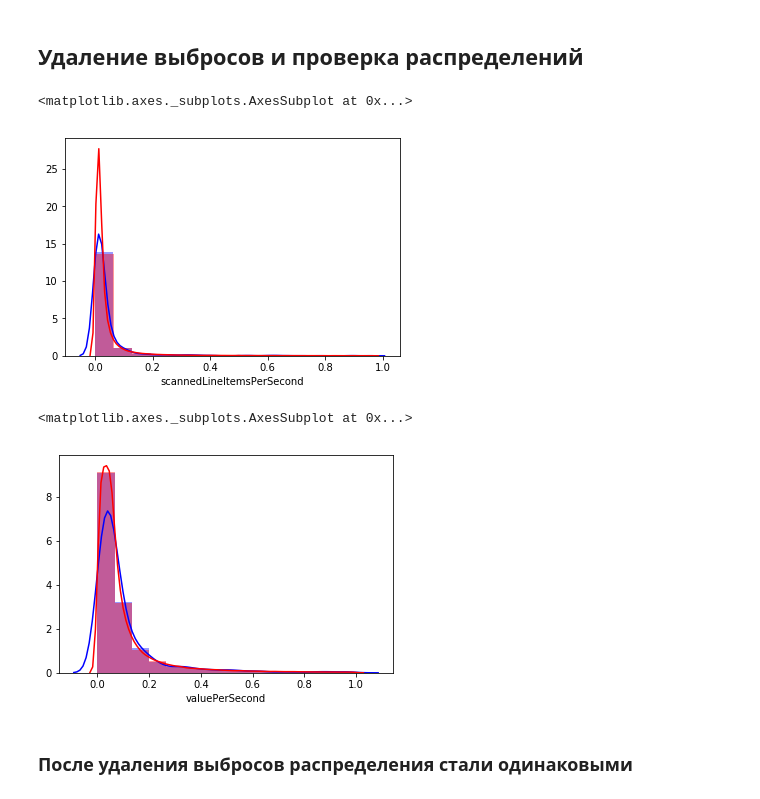
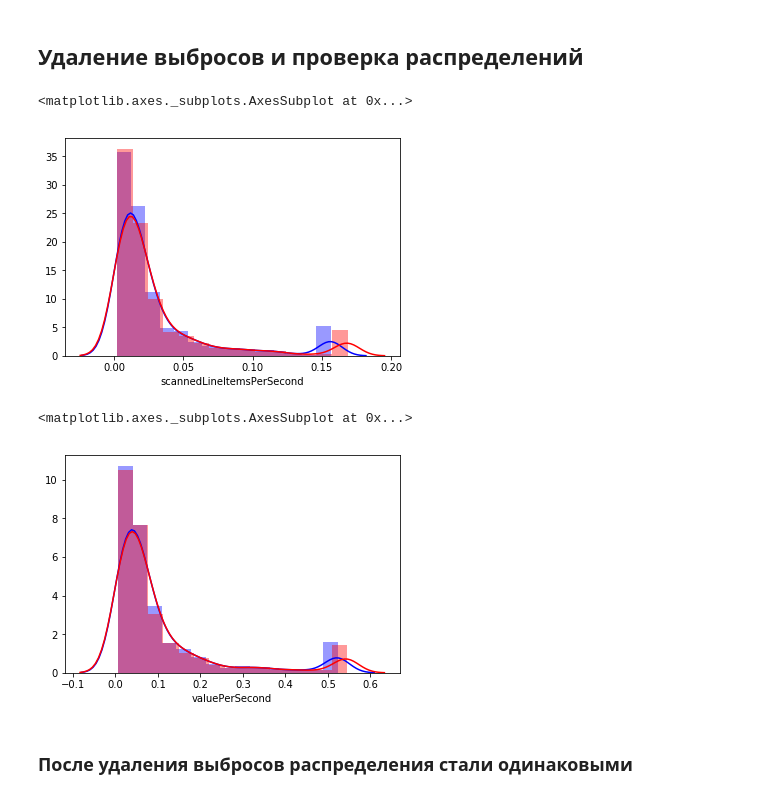
Before and after one commit to Perevalov/dmc2019, a Jupyter notebook: notebooks/data_exploring.ipynb, the cells around one changed output. Cells and saved outputs as stored; diff of their text form; code cells hidden in the pictures.

```diff
--- a/notebooks/data_exploring.ipynb
+++ b/notebooks/data_exploring.ipynb
@@ -231,18 +232,19 @@ indicator_test = test_data['scannedLineItemsPerSecond'] < 1
 # %%
-sns.distplot(train_data['scannedLineItemsPerSecond'].loc[indicator_train],bins=15,color="b")
-sns.distplot(test_data['scannedLineItemsPerSecond'].loc[indicator_test],bins=15,color="r")
+sns.distplot(train_data[x].clip(lower=train_data[x].quantile(0.05),upper=train_data[x].quantile(0.95)),bins=15,color="b")
+sns.distplot(train_data[x].clip(lower=test_data[x].quantile(0.05),upper=test_data[x].quantile(0.95)),bins=15,color="r")
 # %% [output]
 <matplotlib.axes._subplots.AxesSubplot at 0x...>
-[figure, old version]
+[figure, new version]
 # %%
 indicator_train = train_data['valuePerSecond'] < 1
 indicator_test = test_data['valuePerSecond'] < 1
+x = 'valuePerSecond'
 # %%
-sns.distplot(train_data['valuePerSecond'].loc[indicator_train],bins=15,color="b")
-sns.distplot(test_data['valuePerSecond'].loc[indicator_test],bins=15,color="r")
+sns.distplot(train_data[x].clip(lower=train_data[x].quantile(0.05),upper=train_data[x].quantile(0.95)),bins=15,color="b")
+sns.distplot(train_data[x].clip(lower=test_data[x].quantile(0.05),upper=test_data[x].quantile(0.95)),bins=15,color="r")
 # %% [output]
 <matplotlib.axes._subplots.AxesSubplot at 0x...>
-[figure, old version]
+[figure, new version]
 # %% [markdown]
 ### После удаления выбросов распределения стали одинаковыми
 # %% [markdown]
```
Also changed, not shown: parts of 1 cell of this notebook, 3 other files.
